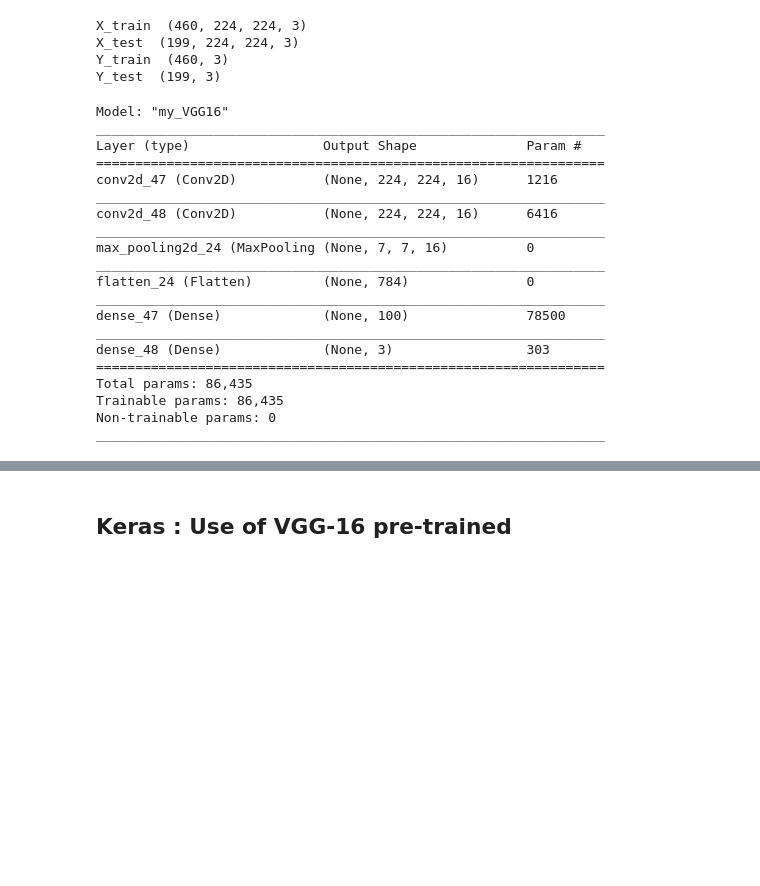
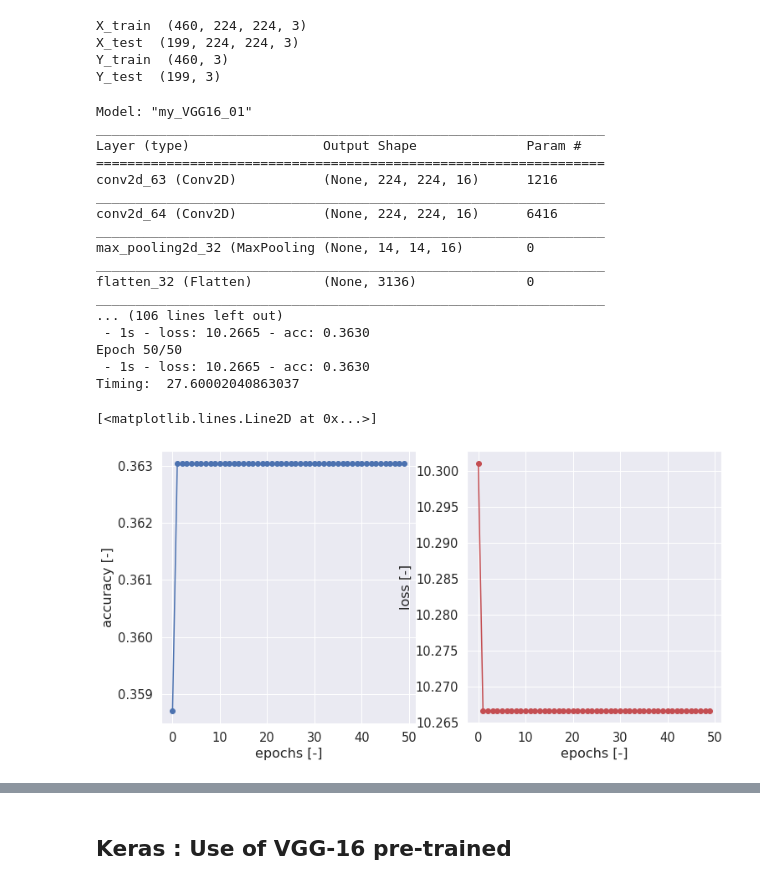
Before and after one commit to jeugregg/DeepLearningPictureDogs, a Jupyter notebook: 02_OC_IML_Project_6_my_neural_network.ipynb, the cells around one changed output, grey strips where cells are left out. Drawn from its saved outputs; the diff is of its cells as text; code cells hidden in the pictures; blank space fills up the shorter version.

Commit message:
train my neural network
fixes #7
fixes #6

```diff
--- a/02_OC_IML_Project_6_my_neural_network.ipynb
+++ b/02_OC_IML_Project_6_my_neural_network.ipynb
@@ -491,47 +484,73 @@ Y_train  (460, 3)
 Y_test  (199, 3)
 # %%
 my_VGG16 = Sequential()  # Création d'un réseau de neurones vide
-my_VGG16.name = 'my_VGG16'
+my_VGG16.name = 'my_VGG16_01'
 # Ajout de la première couche de convolution, suivie d'une couche ReLU
 my_VGG16.add(Conv2D(16, (5, 5), input_shape=(224, 224, 3), padding='same',
                     activation='relu'))
 
 # Ajout de la deuxième couche de convolution, suivie  d'une couche ReLU
 my_VGG16.add(Conv2D(16, (5, 5), padding='same', activation='relu'))
 
 # Ajout de la première couche de pooling
 #my_VGG16.add(MaxPooling2D(pool_size=(2,2), strides=(2,2))) # original
-my_VGG16.add(MaxPooling2D(pool_size=(32,32), strides=(32,32))) # test
+my_VGG16.add(MaxPooling2D(pool_size=(16,16), strides=(16,16))) # test
 my_VGG16.add(Flatten())  # Conversion des matrices 3D en vecteur 1D
 
 # Ajout de la première couche fully-connected, suivie d'une couche ReLU
 my_VGG16.add(Dense(100, activation='relu'))
 
 # Ajout de la deuxième couche fully-connected, suivie d'une couche ReLU
 #my_VGG16.add(Dense(4096, activation='relu'))
 
 # Ajout de la dernière couche fully-connected qui permet de classifier
 my_VGG16.add(Dense(nb_breeds, activation='softmax'))
+print(my_VGG16.summary())
+
+# optimizer
+sgd_2 = optimizers.SGD(lr=0.0001, decay=1e-6, momentum=0.9, nesterov=True)
+# compile model
+my_VGG16.compile(loss="categorical_crossentropy", optimizer=sgd_2,
+                 metrics=["accuracy"])
+# prepare training
+epochs = 50
+batch_size = None
+t_fit_0 = time.time()
+# fitting
+model_info = my_VGG16.fit(X_train, Y_train, epochs=epochs,
+                             batch_size=batch_size, verbose=2)
+t_fit_1 = time.time()
+print("Timing: ", t_fit_1 - t_fit_0)
+
+# plot results at each iterations
+fig = plt.figure(figsize=(12, 6))
+ax1 = fig.add_subplot(1,2,1)
+ax1.plot(range(0, len(model_info.history["acc"])), model_info.history["acc"],
+         'o-')
+ax1.set_xlabel("epochs [-]")
+ax1.set_ylabel("accuracy [-]")
+ax2 = fig.add_subplot(1,2,2)
+ax2.set_xlabel("epochs [-]")
+ax2.set_ylabel("loss [-]")
+ax2.plot(range(0, len(model_info.history['loss'])), model_info.history["loss"],
+         'ro-')
+# %% [output]
+Model: "my_VGG16_01"
+_________________________________________________________________
+Layer (type)                 Output Shape              Param #
+=================================================================
+conv2d_63 (Conv2D)           (None, 224, 224, 16)      1216
+_________________________________________________________________
+conv2d_64 (Conv2D)           (None, 224, 224, 16)      6416
+_________________________________________________________________
+max_pooling2d_32 (MaxPooling (None, 14, 14, 16)        0
+_________________________________________________________________
+flatten_32 (Flatten)         (None, 3136)              0
+_________________________________________________________________
+... (106 lines left out)
+ - 1s - loss: 10.2665 - acc: 0.3630
+Epoch 50/50
+ - 1s - loss: 10.2665 - acc: 0.3630
+Timing:  27.60002040863037
+[<matplotlib.lines.Line2D at 0x...>]
+[figure, added]
-# %%
-my_VGG16.summary()
-# %% [output]
-Model: "my_VGG16"
-_________________________________________________________________
-Layer (type)                 Output Shape              Param #
-=================================================================
-conv2d_47 (Conv2D)           (None, 224, 224, 16)      1216
-_________________________________________________________________
-conv2d_48 (Conv2D)           (None, 224, 224, 16)      6416
-_________________________________________________________________
-max_pooling2d_24 (MaxPooling (None, 7, 7, 16)          0
-_________________________________________________________________
-flatten_24 (Flatten)         (None, 784)               0
-_________________________________________________________________
-dense_47 (Dense)             (None, 100)               78500
-_________________________________________________________________
-dense_48 (Dense)             (None, 3)                 303
-=================================================================
-Total params: 86,435
-Trainable params: 86,435
-Non-trainable params: 0
-_________________________________________________________________
```
Also changed, not shown: parts of 7 cells of this notebook.
